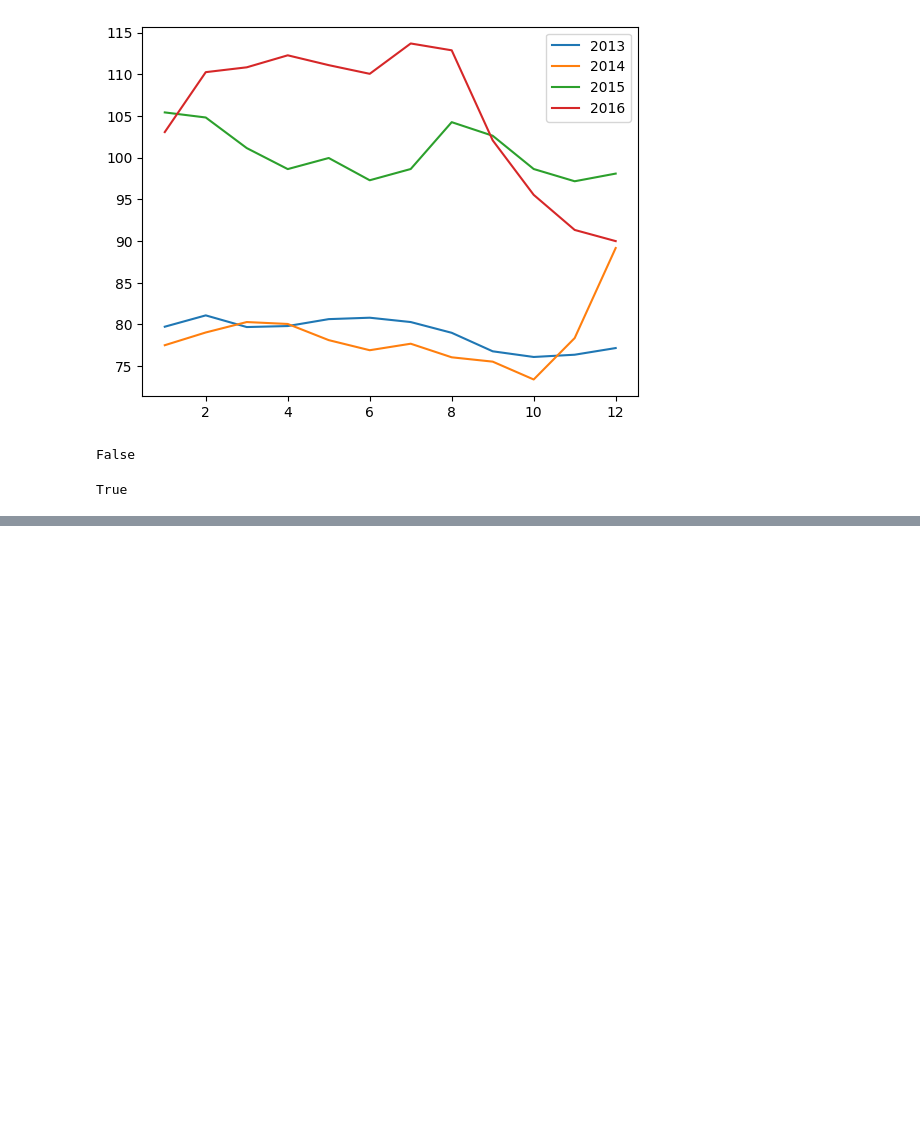
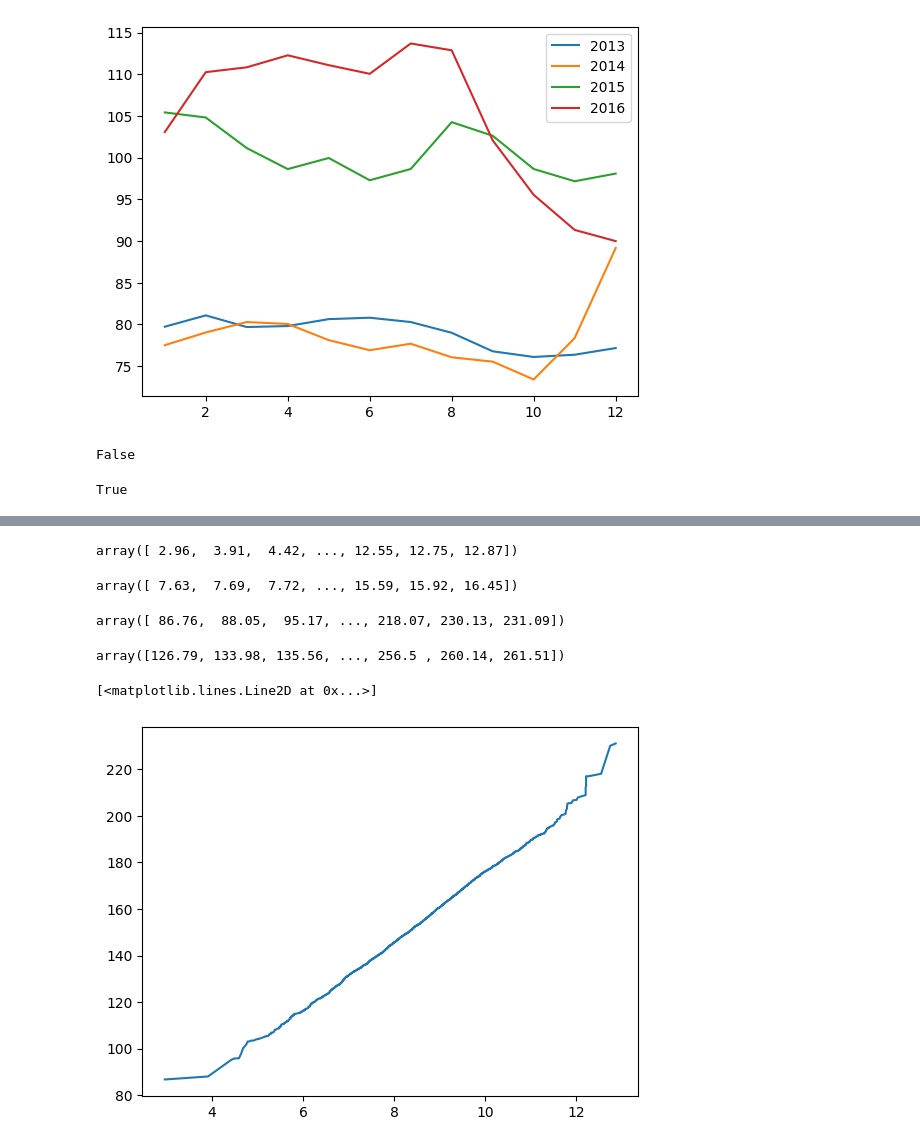
Before and after one commit to dscamacho333/Data_Science_Course, a Jupyter notebook: Numpy.ipynb, the cells around one changed output, grey strips where cells are left out. Cells and saved outputs as stored; diff of their text form; code cells hidden in the pictures; blank space fills up the shorter version.

```diff
--- a/Numpy.ipynb
+++ b/Numpy.ipynb
@@ -357,0 +479,10 @@ True
+# %%
+orange_dataset_url : str = 'https://gist.githubusercontent.com/ahcamachod/9be09de793dc3bf1e6c3d98eb4e5b1ef/raw/21b85572693200040e11284ef6dcfc3457ec8e11/citrus.csv'
+# %%
+orange_and_grapefruit_dataset_array : np.ndarray = np.loadtxt(
+    orange_dataset_url,
+    delimiter=',',
+    usecols=orange_and_grapefruit_dataset_column_indexes,
+    skiprows=1 # Skips One (1) row
+
+)
@@ -357,0 +503,48 @@ True
+# %%
+# Diameter Column
+
+orange_diameter_column_data : np.ndarray = orange_and_grapefruit_dataset_array[
+    :5000,
+    0
+]
+
+grapefruit_diameter_column_data : np.ndarray = orange_and_grapefruit_dataset_array[
+    5000:,
+    0
+]
+# %%
+orange_diameter_column_data
+# %% [output]
+array([ 2.96,  3.91,  4.42, ..., 12.55, 12.75, 12.87])
+# %%
+grapefruit_diameter_column_data
+# %% [output]
+array([ 7.63,  7.69,  7.72, ..., 15.59, 15.92, 16.45])
+# %%
+# Weight Column
+
+orange_weight_column_data : np.ndarray = orange_and_grapefruit_dataset_array[
+    :5000,
+    1
+]
+
+grapefruit_weight_column_data : np.ndarray = orange_and_grapefruit_dataset_array[
+    5000:,
+    1
+]
+# %%
+orange_weight_column_data
+# %% [output]
+array([ 86.76,  88.05,  95.17, ..., 218.07, 230.13, 231.09])
+# %%
+grapefruit_weight_column_data
+# %% [output]
+array([126.79, 133.98, 135.56, ..., 256.5 , 260.14, 261.51])
+# %%
+plt.plot(
+    orange_diameter_column_data,
+    orange_weight_column_data
+)
+# %% [output]
+[<matplotlib.lines.Line2D at 0x...>]
+[figure, added]
```
Also changed, not shown: parts of 22 cells of this notebook.
